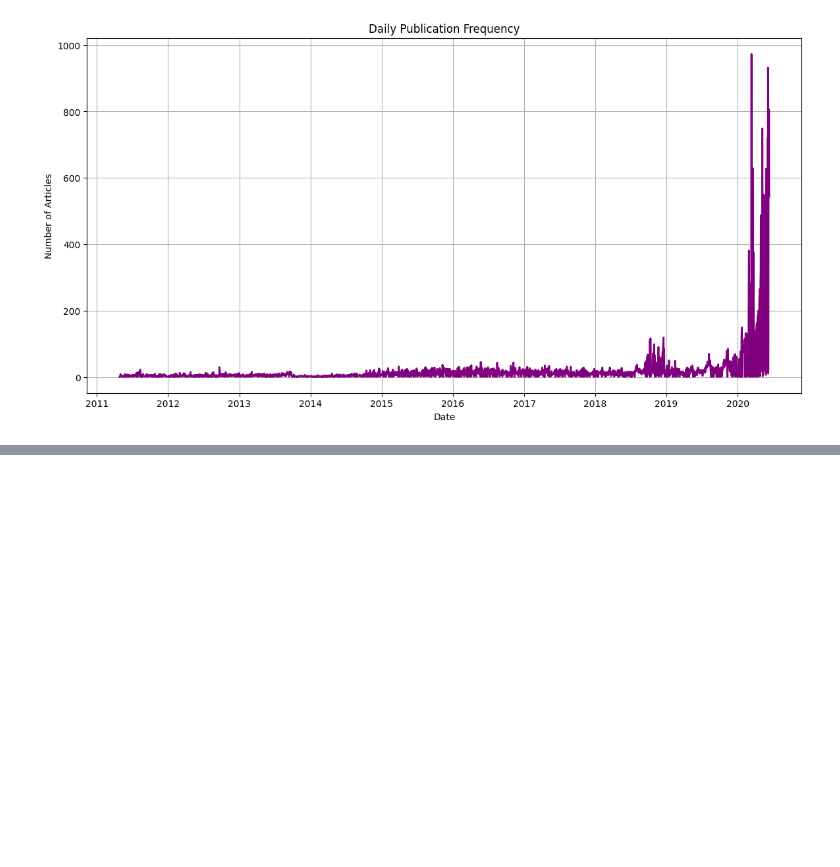
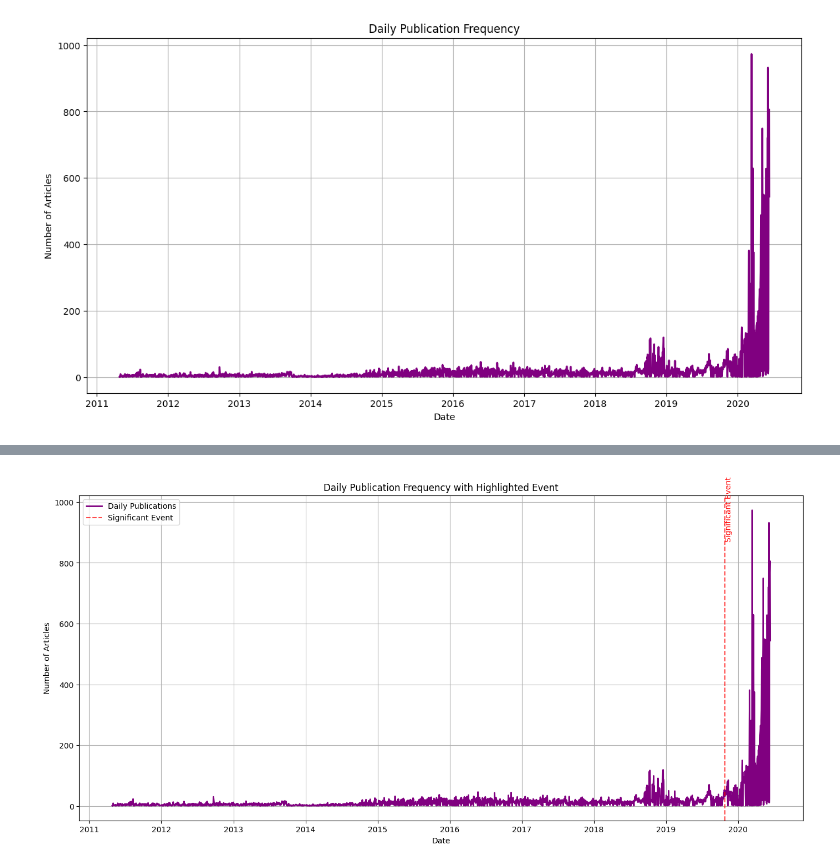
Before and after one commit to abdure-ai/Financial-Data-Analysis-For-Nova_Financial_Solutions, a Jupyter notebook: notebooks/EDA.ipynb, the cells around one changed output, grey strips where cells are left out. Saved outputs shown, nothing was run; the diff lists cells and outputs as text; code cells hidden in the pictures; blank space fills up the shorter version.

Commit message:
Time seriuos analysis Done

```diff
--- a/notebooks/EDA.ipynb
+++ b/notebooks/EDA.ipynb
@@ -235,0 +265,26 @@ plt.show()
+# %%
+# Group by date to calculate daily publication frequency
+daily_publications = data.groupby(data['date'].dt.date).size()
+
+# Define the single publication date and event description
+highlight_date = '2019-10-25'  # Replace with your desired date
+event_description = 'Significant Event'
+
+# Plot the time series
+plt.figure(figsize=(14, 7))
+daily_publications.plot(color='purple', linewidth=2, label='Daily Publications')
+
+# Highlight the specific date with a vertical line and annotation
+plt.axvline(pd.to_datetime(highlight_date), color='red', linestyle='--', alpha=0.7, linewidth=1.5, label=event_description)
+plt.text(pd.to_datetime(highlight_date), daily_publications.max() * 0.9, event_description, rotation=90, color='red', fontsize=10)
+
+# Add labels, legend, and title
+plt.title('Daily Publication Frequency with Highlighted Event')
+plt.xlabel('Date')
+plt.ylabel('Number of Articles')
+plt.legend()
+plt.grid(True)
+plt.tight_layout()
+plt.show()
+# %% [output]
+[figure, added]
```
Also changed, not shown: parts of 2 cells of this notebook.
